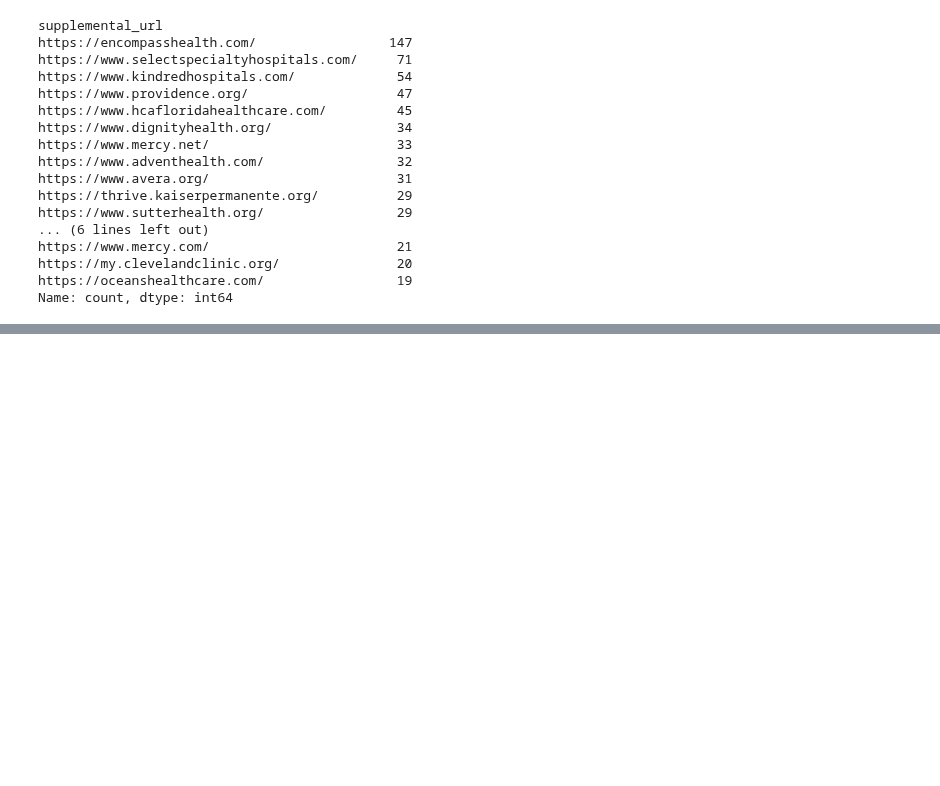
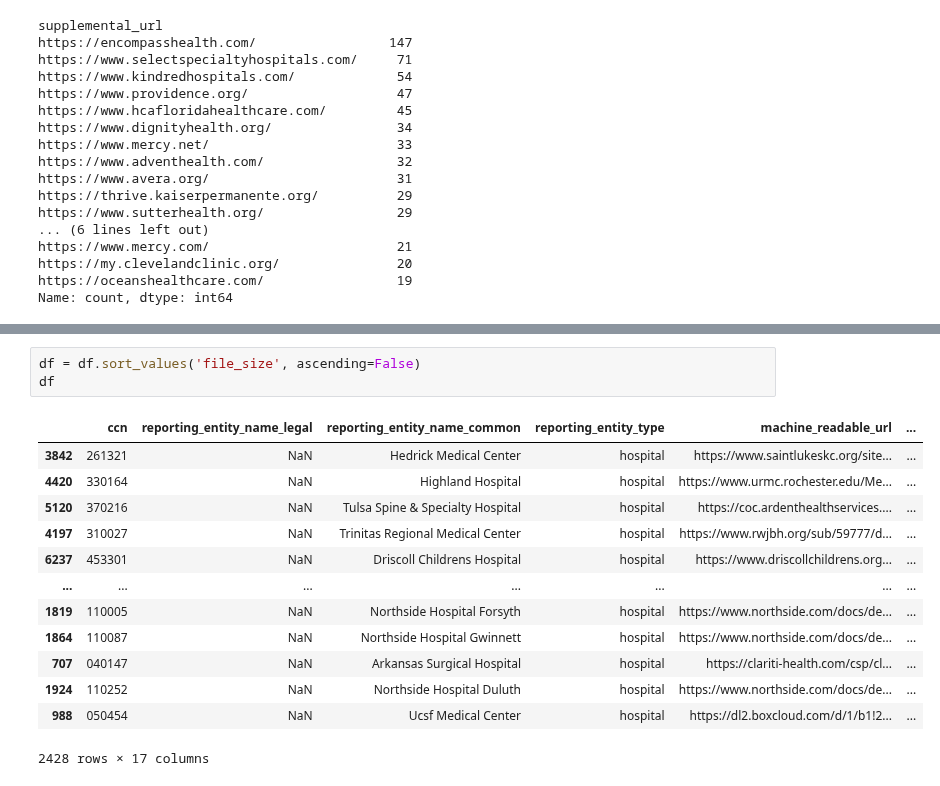
Before and after one commit to rl1987/dolthub-bounty-transparency-in-pricing, a Jupyter notebook: Explore_TPAFS_list.ipynb, the cells around one changed output, grey strips where cells are left out. Saved outputs shown, nothing was run; the diff lists cells and outputs as text; blank space fills up the shorter version.

```diff
--- a/Explore_TPAFS_list.ipynb
+++ b/Explore_TPAFS_list.ipynb
@@ -40,0 +60,17 @@ Name: count, dtype: int64
+# %%
+df = df.sort_values('file_size', ascending=False)
+df
+# %% [output]
+|  | ccn | reporting_entity_name_legal | reporting_entity_name_common | reporting_entity_type | machine_readable_url | ... |
+| 3842 | 261321 | NaN | Hedrick Medical Center | hospital | https://www.saintlukeskc.org/site... | ... |
+| 4420 | 330164 | NaN | Highland Hospital | hospital | https://www.urmc.rochester.edu/Me... | ... |
+| 5120 | 370216 | NaN | Tulsa Spine & Specialty Hospital | hospital | https://coc.ardenthealthservices.... | ... |
+| 4197 | 310027 | NaN | Trinitas Regional Medical Center | hospital | https://www.rwjbh.org/sub/59777/d... | ... |
+| 6237 | 453301 | NaN | Driscoll Childrens Hospital | hospital | https://www.driscollchildrens.org... | ... |
+| ... | ... | ... | ... | ... | ... | ... |
+| 1819 | 110005 | NaN | Northside Hospital Forsyth | hospital | https://www.northside.com/docs/de... | ... |
+| 1864 | 110087 | NaN | Northside Hospital Gwinnett | hospital | https://www.northside.com/docs/de... | ... |
+| 707 | 040147 | NaN | Arkansas Surgical Hospital | hospital | https://clariti-health.com/csp/cl... | ... |
+| 1924 | 110252 | NaN | Northside Hospital Duluth | hospital | https://www.northside.com/docs/de... | ... |
+| 988 | 050454 | NaN | Ucsf Medical Center | hospital | https://dl2.boxcloud.com/d/1/b1!2... | ... |
+2428 rows × 17 columns
```
Also changed, not shown: parts of 2 cells of this notebook.
